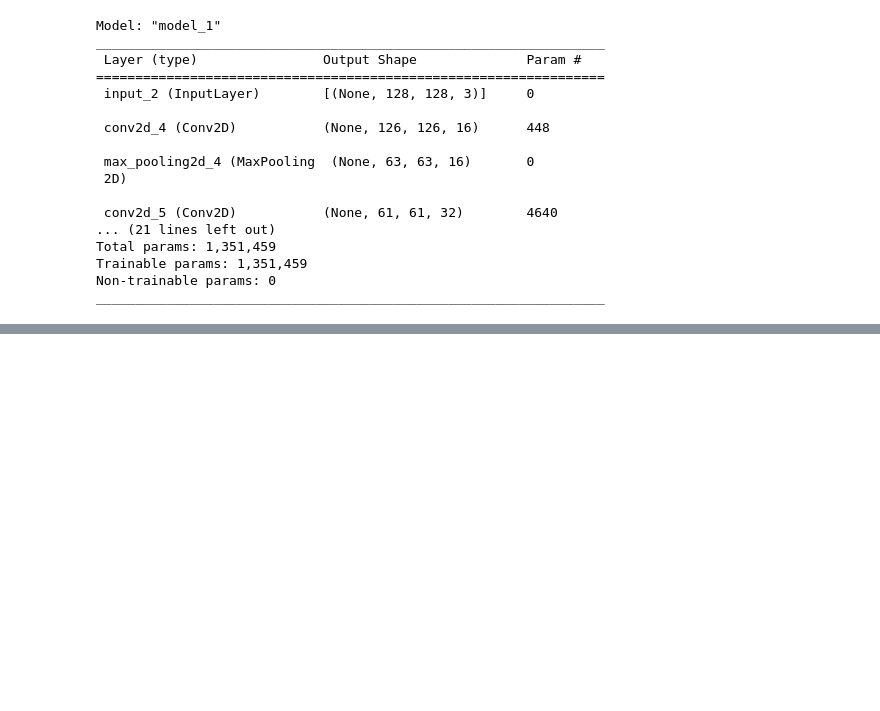
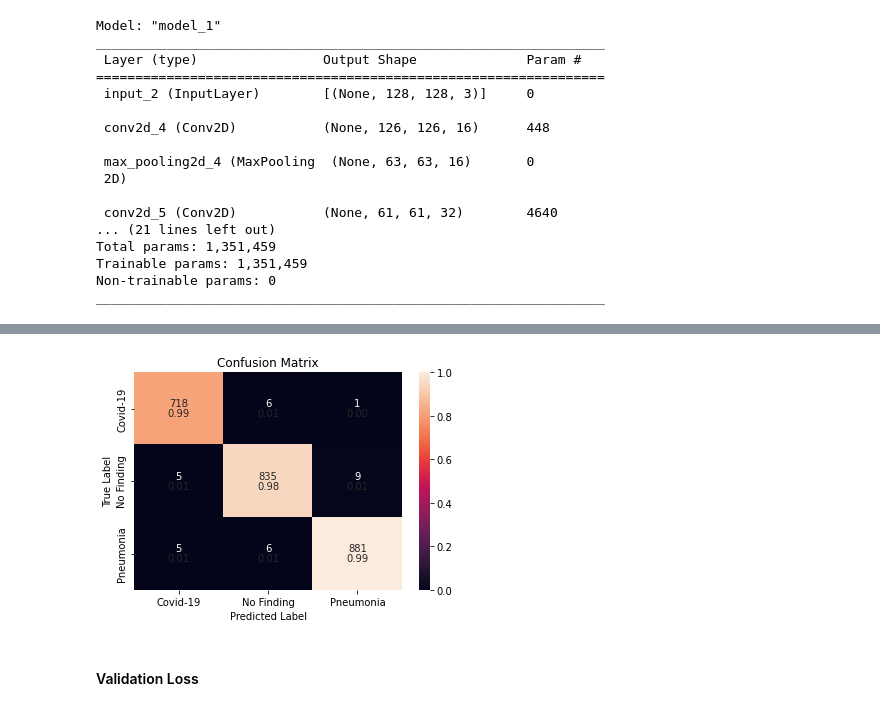
Before and after one commit to albertsalomo/pcd-image-recognition, a Jupyter notebook: main.ipynb, the cells around one changed output, grey strips where cells are left out. Cells and saved outputs as stored; diff of their text form; code cells hidden in the pictures; blank space fills up the shorter version.

Commit message:
fixing front-end website and adding confusion matrix

```diff
--- a/main.ipynb
+++ b/main.ipynb
@@ -370,4 +406,4 @@ model.save("cxr_model2.h5")
 # loaded_model = load_model("cxr_model1.h5")
 
 ## Load the model
-loaded_model = load_model("cxr_model2.h5")
+loaded_model = load_model("pcdWebsite\cxr_model_cnn_fixed.h5")
@@ -399,0 +486,12 @@ loaded_model.evaluate(x_test,y_test)
+# %%
+## Predict Label
+y_predict = loaded_model.predict(x_test)
+
+## Ground Truth Label
+y_true = y_test
+# %%
+## Confusion Matrix
+
+from sklearn.metrics import confusion_matrix
+
+res = confusion_matrix(np.argmax(y_true, axis = 1),np.argmax(y_predict, axis = 1))
@@ -399,0 +504,14 @@ loaded_model.evaluate(x_test,y_test)
+# %%
+class_label = ["Covid-19", "No Finding", "Pneumonia"]
+
+# Bottom Description of Heatmap refer to accuraction each labels
+
+score = []
+
+for i in range(0, len(class_label)) :
+    for j in range(0, len(class_label)):
+        temp = res[i][j] / sum(res[i])
+        print(temp)
+        score.append(temp)
+
+score = np.asarray(score).reshape(3,3)
@@ -400,2 +528,15 @@ loaded_model.evaluate(x_test,y_test)
+# %%
+## Heatmap
+
+
+plot = plt.axes()
+sns.heatmap(res, ax = plot, annot= score, fmt=".2f", annot_kws={'va':'top'}, xticklabels= class_label , yticklabels= class_label, cbar = True, vmin=0, vmax=1)
+sns.heatmap(res, ax = plot, annot= True, fmt=".0f", annot_kws={'va':'bottom'}, xticklabels= class_label , yticklabels= class_label, cbar= False).set(xlabel='Predicted Label', ylabel='True Label')
+plot.set_title('Confusion Matrix')
+plt.show()
+# %% [output]
+[figure, added]
 # %%
 class_label = ["Covid-19", "No Finding", "Pneumonia"]
+# %% [markdown]
+#### Validation Loss
```
Also changed, not shown: parts of 16 cells of this notebook, 28 other files.
